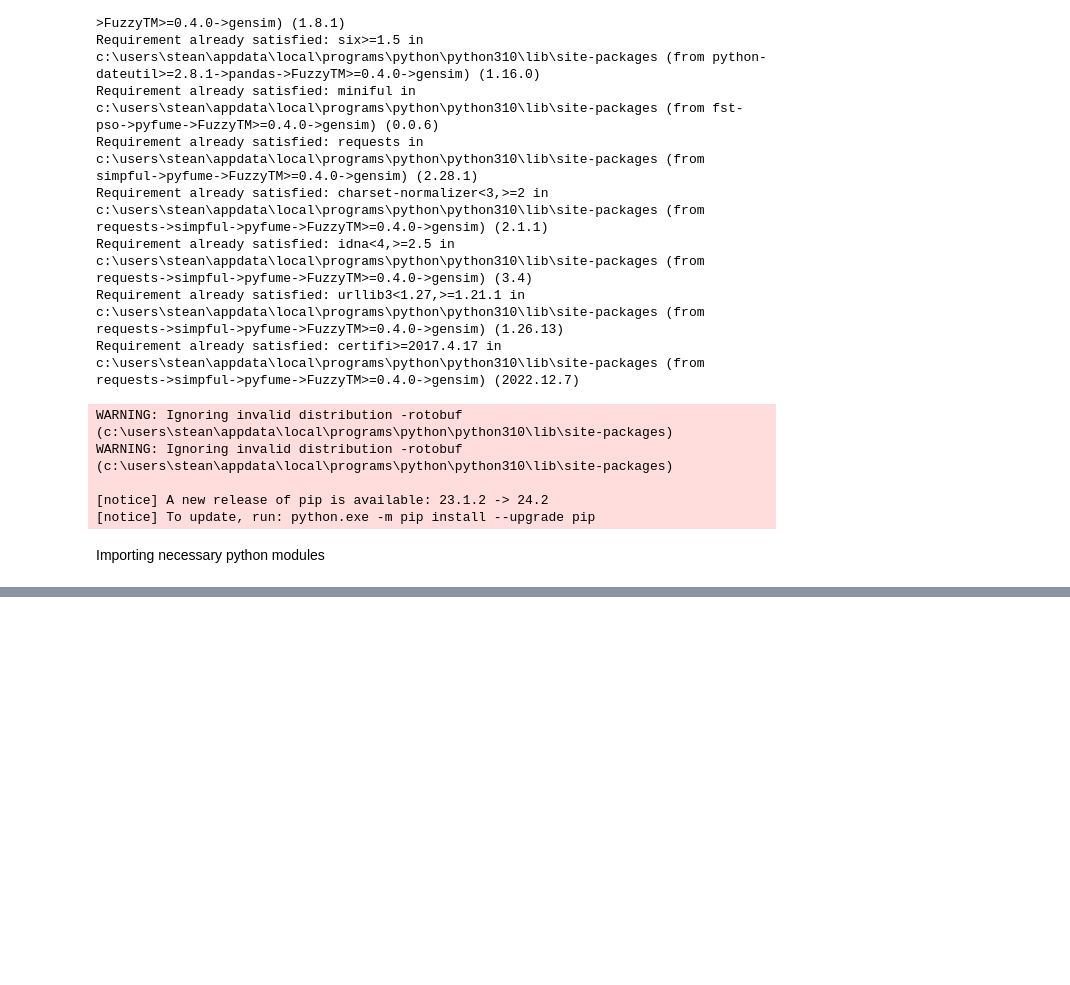
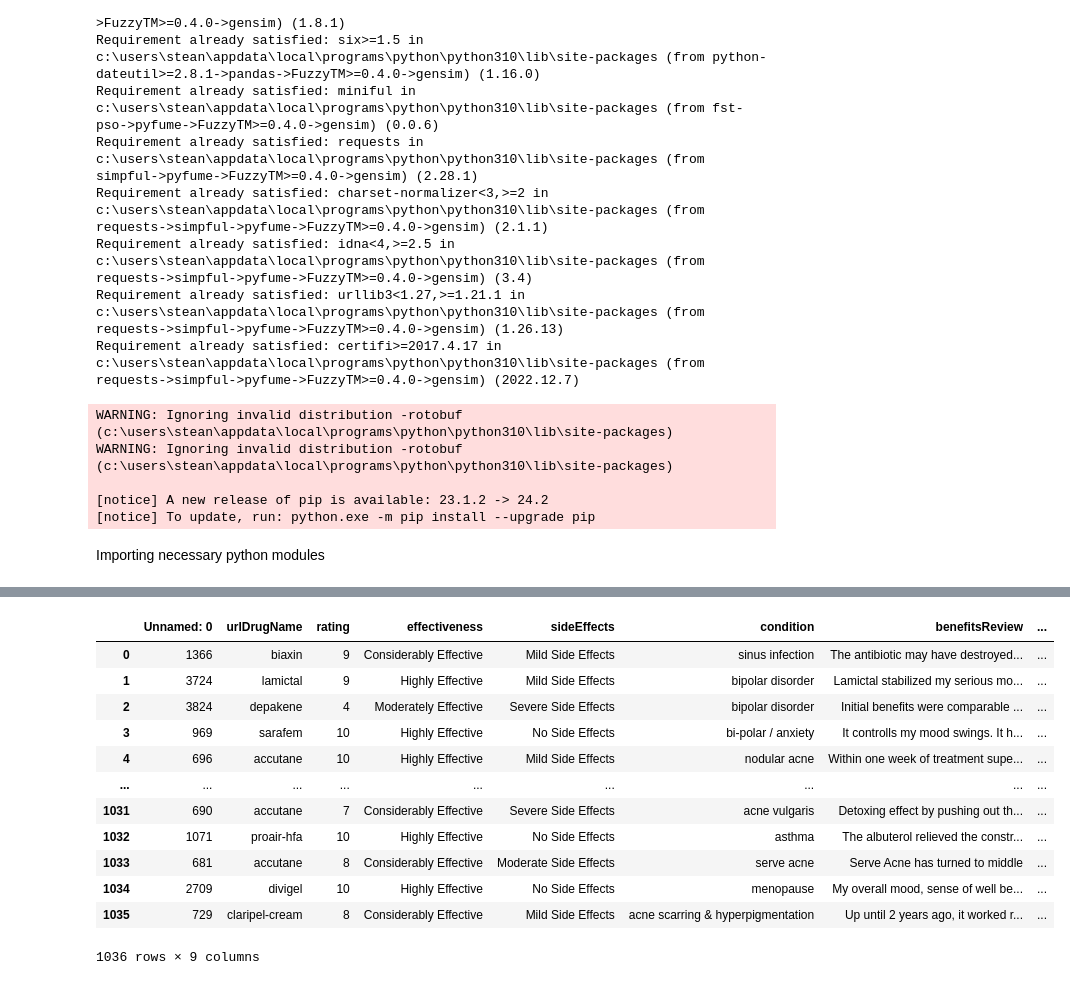
Before and after one commit to StephenAnokye94/Customer_Satisfaction_SentimentAnalysis, a Jupyter notebook: Sentiment_Analysis.ipynb, the cells around one changed output, grey strips where cells are left out. Saved outputs shown, nothing was run; the diff lists cells and outputs as text; code cells hidden in the pictures; blank space fills up the shorter version.

```diff
--- a/Sentiment_Analysis.ipynb
+++ b/Sentiment_Analysis.ipynb
@@ -106,0 +130,16 @@ True
+# %%
+drugdatatest
+# %% [output]
+|  | Unnamed: 0 | urlDrugName | rating | effectiveness | sideEffects | condition | benefitsReview | ... |
+| 0 | 1366 | biaxin | 9 | Considerably Effective | Mild Side Effects | sinus infection | The antibiotic may have destroyed... | ... |
+| 1 | 3724 | lamictal | 9 | Highly Effective | Mild Side Effects | bipolar disorder | Lamictal stabilized my serious mo... | ... |
+| 2 | 3824 | depakene | 4 | Moderately Effective | Severe Side Effects | bipolar disorder | Initial benefits were comparable ... | ... |
+| 3 | 969 | sarafem | 10 | Highly Effective | No Side Effects | bi-polar / anxiety | It controlls my mood swings. It h... | ... |
+| 4 | 696 | accutane | 10 | Highly Effective | Mild Side Effects | nodular acne | Within one week of treatment supe... | ... |
+| ... | ... | ... | ... | ... | ... | ... | ... | ... |
+| 1031 | 690 | accutane | 7 | Considerably Effective | Severe Side Effects | acne vulgaris | Detoxing effect by pushing out th... | ... |
+| 1032 | 1071 | proair-hfa | 10 | Highly Effective | No Side Effects | asthma | The albuterol relieved the constr... | ... |
+| 1033 | 681 | accutane | 8 | Considerably Effective | Moderate Side Effects | serve acne | Serve Acne has turned to middle | ... |
+| 1034 | 2709 | divigel | 10 | Highly Effective | No Side Effects | menopause | My overall mood, sense of well be... | ... |
+| 1035 | 729 | claripel-cream | 8 | Considerably Effective | Mild Side Effects | acne scarring & hyperpigmentation | Up until 2 years ago, it worked r... | ... |
+1036 rows × 9 columns
```
Also changed, not shown: parts of 6 cells of this notebook.
